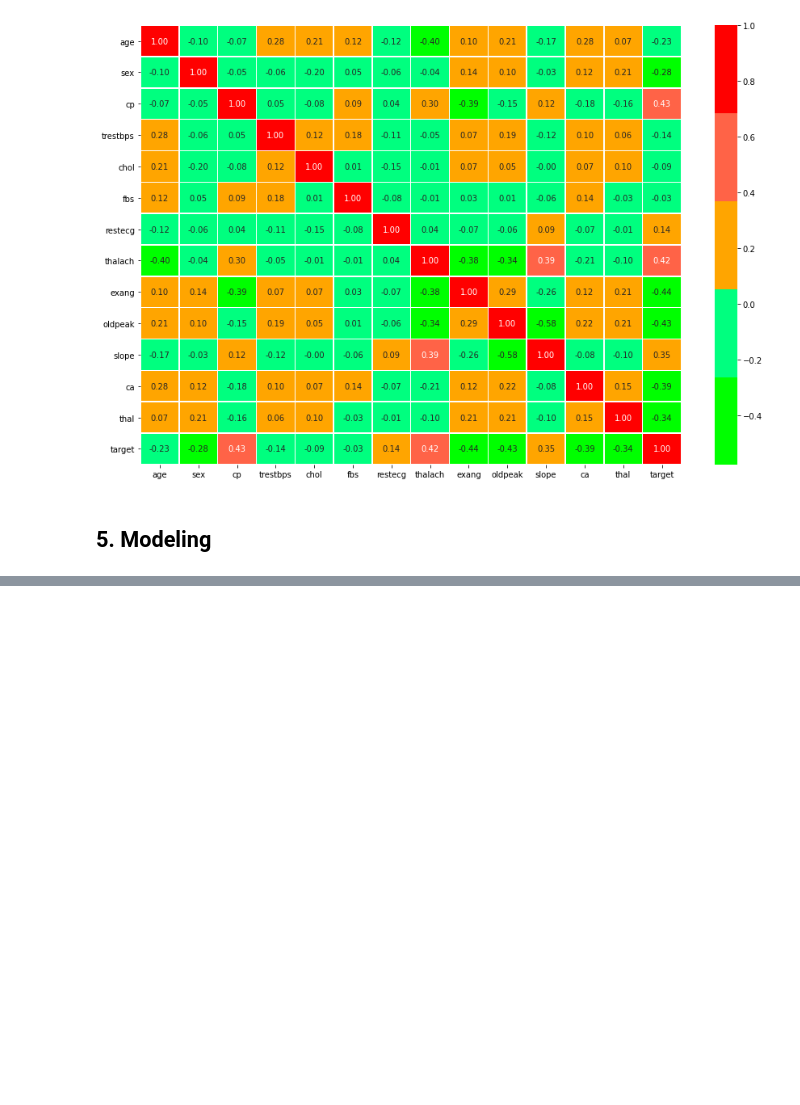
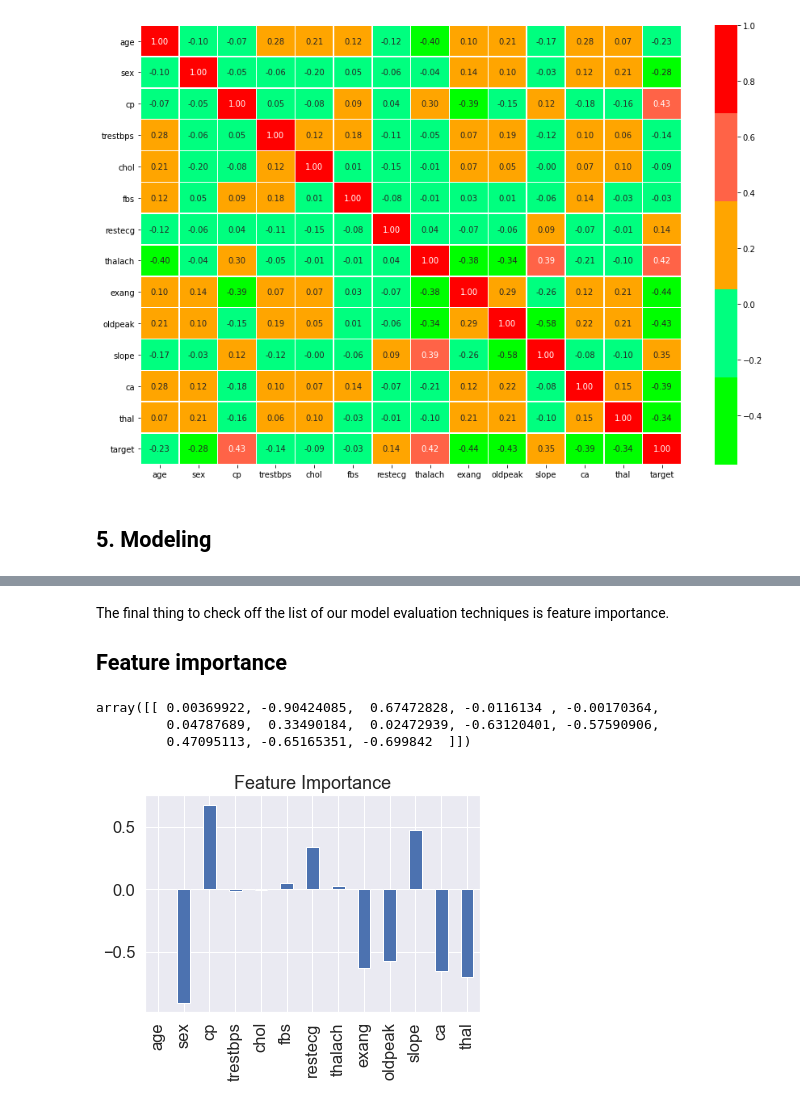
Before and after one commit to postovalov/heart-disease-classification-project, a Jupyter notebook: end-to-end-heart-disease-classification.ipynb, the cells around one changed output, grey strips where cells are left out. Cells and saved outputs as stored; diff of their text form; code cells hidden in the pictures; blank space fills up the shorter version.

```diff
--- a/end-to-end-heart-disease-classification.ipynb
+++ b/end-to-end-heart-disease-classification.ipynb
@@ -246,0 +337,13 @@ sns.heatmap(corr_matrix,
+# %%
+# Setup random seed
+np.random.seed(42)
+
+# Setup random hyperparameter search for RandomForestClassifier
+rs_rf = RandomizedSearchCV(RandomForestClassifier(),
+                           param_distributions=rf_grid,
+                           cv=5,
+                           n_iter=20,
+                           verbose=True)
+
+# Fit random hyperparameter search model
+rs_rf.fit(X_train, y_train);
@@ -246,0 +418,21 @@ sns.heatmap(corr_matrix,
+# %% [markdown]
+The final thing to check off the list of our model evaluation techniques is feature importance.
+
+## Feature importance
+# %%
+# Instantiate best model with best hyperparameters (found with GridSearchCV)
+clf = LogisticRegression(C=0.23357214690901212,
+                         solver='liblinear')
+clf.fit(X_train, y_train)
+clf.coef_
+# %% [output]
+array([[ 0.00369922, -0.90424085,  0.67472828, -0.0116134 , -0.00170364,
+         0.04787689,  0.33490184,  0.02472939, -0.63120401, -0.57590906,
+         0.47095113, -0.65165351, -0.699842  ]])
+# %%
+# Visualize feature importance
+features_dict = dict(zip(df.columns, list(clf.coef_[0])))
+features_df = pd.DataFrame(features_dict, index=[0])
+features_df.T.plot.bar(title="Feature Importance", legend=False);
+# %% [output]
+[figure, added]
```
Also changed, not shown: parts of 23 cells of this notebook.
